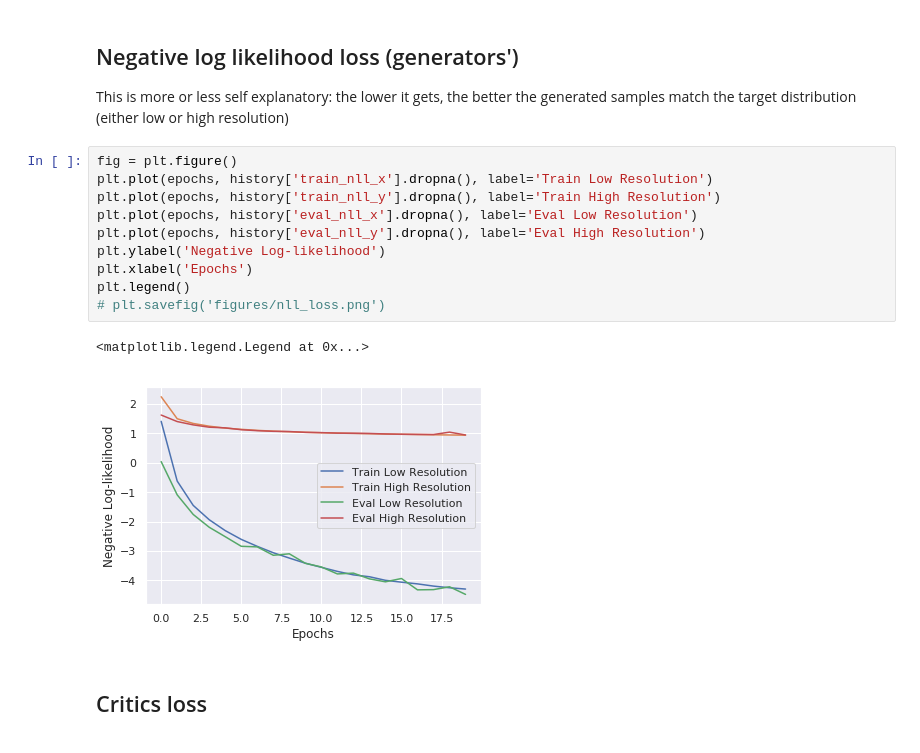
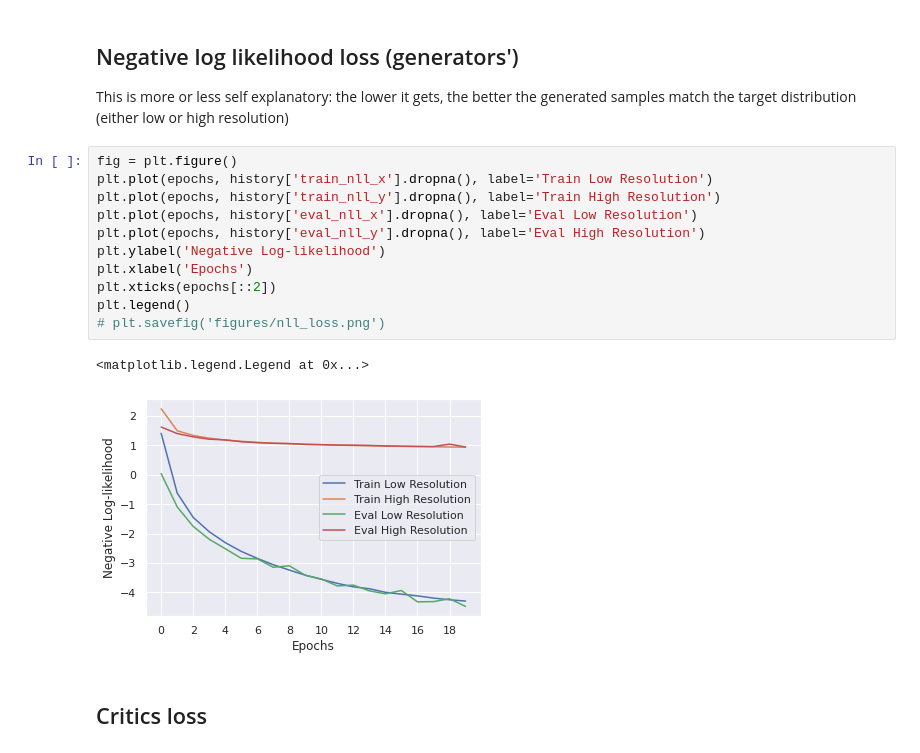
Before and after one commit to 6759-Project/generative-downscaling, a Jupyter notebook: make_figures.ipynb, the cells around one changed output. Drawn from its saved outputs; the diff is of its cells as text.

```diff
--- a/make_figures.ipynb
+++ b/make_figures.ipynb
@@ -101,16 +123,17 @@ This is more or less self explanatory: the lower it gets, the better the generat
 # %%
 fig = plt.figure()
 plt.plot(epochs, history['train_nll_x'].dropna(), label='Train Low Resolution')
 plt.plot(epochs, history['train_nll_y'].dropna(), label='Train High Resolution')
 plt.plot(epochs, history['eval_nll_x'].dropna(), label='Eval Low Resolution')
 plt.plot(epochs, history['eval_nll_y'].dropna(), label='Eval High Resolution')
 plt.ylabel('Negative Log-likelihood')
 plt.xlabel('Epochs')
+plt.xticks(epochs[::2])
 plt.legend()
 # plt.savefig('figures/nll_loss.png')
 # %% [output]
 <matplotlib.legend.Legend at 0x...>
-[figure, old version]
+[figure, new version]
 # %% [markdown]
 ## Critics loss
 # %%
```
Also changed, not shown: parts of 6 cells of this notebook.
